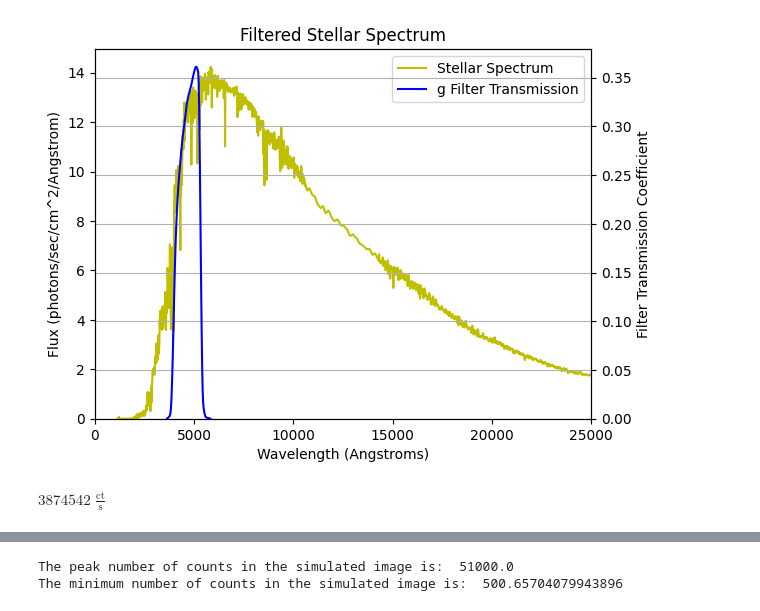
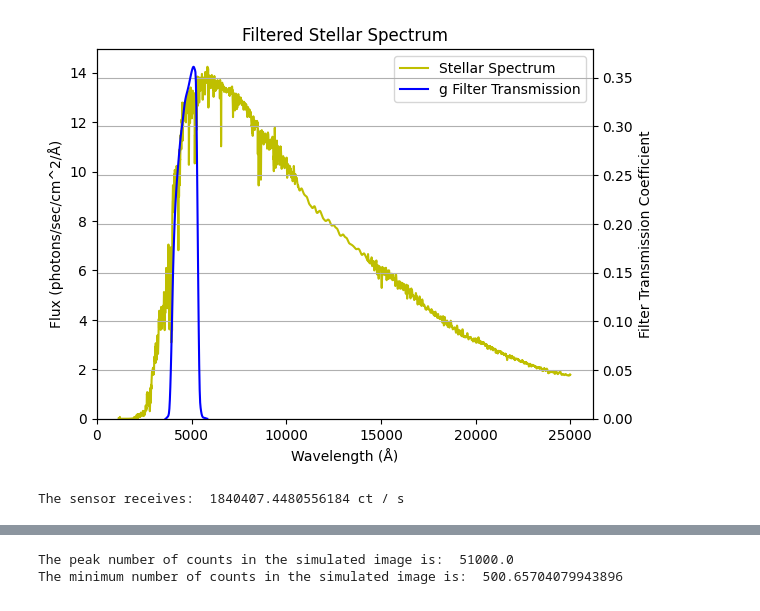
Before and after one commit to RJWier/Glenlea-ETC, a Jupyter notebook: EXPOSURE_TIME_CALCULATOR.ipynb, the cells around one changed output, grey strips where cells are left out. Saved outputs shown, nothing was run; the diff lists cells and outputs as text; code cells hidden in the pictures.

```diff
--- a/EXPOSURE_TIME_CALCULATOR.ipynb
+++ b/EXPOSURE_TIME_CALCULATOR.ipynb
@@ -15,7 +15,7 @@ import astropy.units as u
 #=====================SENSOR PARAMETERS===================== Example: ZWO ASI 6200MM
 
 pixel_size = 3.76*10**(-6) #in meters
-Q_efficiency = 0.5*0.9 #fraction of incoming photons that elevate electrons in any given pixel by the P.E. effect, accounts for sensor QE = 0.5 , optics transmissivity = 0.9
+Q_efficiency = 0.5*0.95 #fraction of incoming photons that elevate electrons in any given pixel by the P.E. effect, accounts for sensor QE = 0.5 , optics transmissivity = 0.95
 read_noise = 1.5 #electrons/pixel
 gain = 0.779 #electrons/ADU
 sensor_offset = 500
@@ -29,9 +29,10 @@ sensor_height = sensor_Y*pixel_size #Sensor height in m
 # %%
 #=====================OBSERVATORY PARAMETERS===================== Example: AG Optical FA12 12.5" Harmer Wynne
 
-scope_dia = 0.3175 #telescope diameter in metres
+scope_dia = 0.3175*u.m #telescope diameter in metres
 mirror_area = np.pi*(scope_dia/2)**2
 scope_focal = 1.570 #telescope focal length in meters
 f_ratio = scope_focal/scope_dia #compute focal ratio of the telescope
 plate_scale = 0.488 #arcsec/pixel
+pixel_area = plate_scale**2 #arcsec^2
 # %%
@@ -133,7 +132,7 @@ def stellarSpec(starClass,starMag,mirrorArea,filterName):
 
     starSpec = Spextrum("pickles/"+starClass).scale_to_magnitude(amplitude = starMag*u.ABmag, filter_curve=filterName)
 
-    starPhotons = starSpec.photons_in_range(area=mirrorArea*(u.m**2),filter_curve=filterName)
+    starPhotons = starSpec.photons_in_range(area=mirrorArea,filter_curve=filterName)
 
     wavelengths = starSpec.waveset
     fluxes = starSpec(wavelengths, flux_unit="PHOTLAM")
@@ -147,8 +146,8 @@ def stellarSpec(starClass,starMag,mirrorArea,filterName):
 
     fig, ax1 = plt.subplots()
 
-    ax1.set_xlabel('Wavelength (Angstroms)')
-    ax1.set_ylabel('Flux (photons/sec/cm^2/Angstrom)')
+    ax1.set_xlabel('Wavelength (Å)')
+    ax1.set_ylabel('Flux (photons/sec/cm^2/Å)')
     stellarPlot, = ax1.plot(wavelengths, fluxes, label='Stellar Spectrum',color='y')
 
     ax2 = ax1.twinx()
@@ -156,7 +155,7 @@ def stellarSpec(starClass,starMag,mirrorArea,filterName):
     filterPlot, = ax2.plot(filterWLS, filterPass, label= filterName + ' Filter Transmission',color='b')
 
     plt.title('Filtered Stellar Spectrum')
-    plt.xlim(0,25000)
+    plt.xlim(0)
     ax2.set_ylim(0)
     ax1.set_ylim(0)
 
@@ -170,7 +169,7 @@ def stellarSpec(starClass,starMag,mirrorArea,filterName):
 
     return starPhotons
 # %%
-stellarSpec("g2v",star_ab_mag,mirror_area,filter_name,)
+print("The sensor receives: ",stellarSpec("g2v",star_ab_mag,mirror_area,filter_name,)*Q_efficiency)
 # %% [output]
-[figure, old version]
+[figure, new version]
-$3874542 \; \mathrm{\frac{ct}{s}}$
+The sensor receives:  1840407.4480556184 ct / s
```
Also changed, not shown: parts of 15 cells of this notebook.
